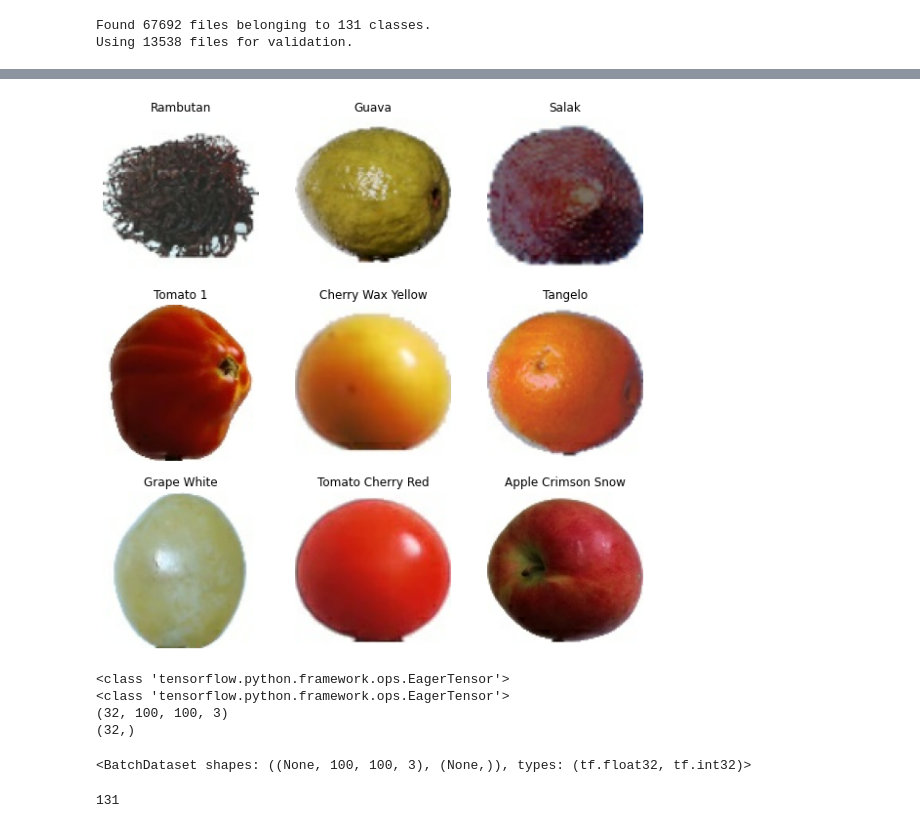
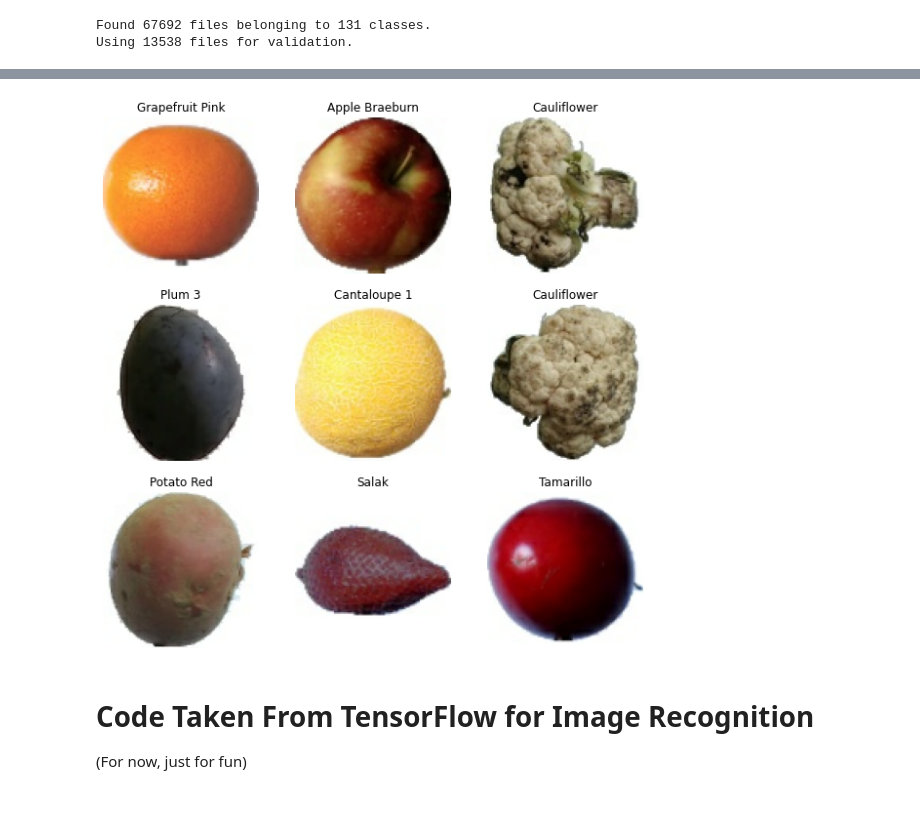
Before and after one commit to tahmed-vassar/FruitVegetableDetection, a Jupyter notebook: preprocessing.ipynb, the cells around one changed output, grey strips where cells are left out. Cells and saved outputs as stored; diff of their text form; code cells hidden in the pictures.

Commit message:
clean up preprocessing.ipynb and add a trained model

```diff
--- a/preprocessing.ipynb
+++ b/preprocessing.ipynb
@@ -6,7 +46,7 @@ import numpy as np
 path = "data/fruits-360_dataset/fruits-360/Training"
 
 train_ds = keras.utils.image_dataset_from_directory(
-    path, image_size = (100, 100), seed = 123, batch_size = 32, validation_split=0.2, subset="training",
+    path, image_size = (100, 100), seed = 123, batch_size = 128, validation_split=0.2, subset="training", label_mode="categorical"
 )
 # %% [output]
 Found 67692 files belonging to 131 classes.
@@ -27,37 +92,19 @@ tensorflow.python.data.ops.dataset_ops.BatchDataset
 # %%
 import matplotlib.pyplot as plt
 
 plt.figure(figsize=(10, 10))
 for images, labels in train_ds.take(1):
   for i in range(9):
     ax = plt.subplot(3, 3, i + 1)
     plt.imshow(images[i].numpy().astype("uint8"))
-    plt.title(class_names[labels[i]])
+    plt.title(class_names[np.argmax(labels[i].numpy())])
     plt.axis("off")
 # %% [output]
-[figure, old version]
+[figure, new version]
-# %%
-for x, y in train_ds:
-    print( type(x))
-    print( type(y))
-    print(x.shape)
-    print(y.shape)
-
-    break
-# %% [output]
-<class 'tensorflow.python.framework.ops.EagerTensor'>
-<class 'tensorflow.python.framework.ops.EagerTensor'>
-(32, 100, 100, 3)
-(32,)
-# %%
-train_ds
-# %% [output]
-<BatchDataset shapes: ((None, 100, 100, 3), (None,)), types: (tf.float32, tf.int32)>
-# %%
-class_names = train_ds.class_names
-len(class_names)
-# %% [output]
-131
+# %% [markdown]
+# Code Taken From TensorFlow for Image Recognition
+
+(For now, just for fun)
 # %%
 import tensorflow_datasets as tfds
 # %%
```
Also changed, not shown: parts of 25 cells of this notebook, 4 other files.
